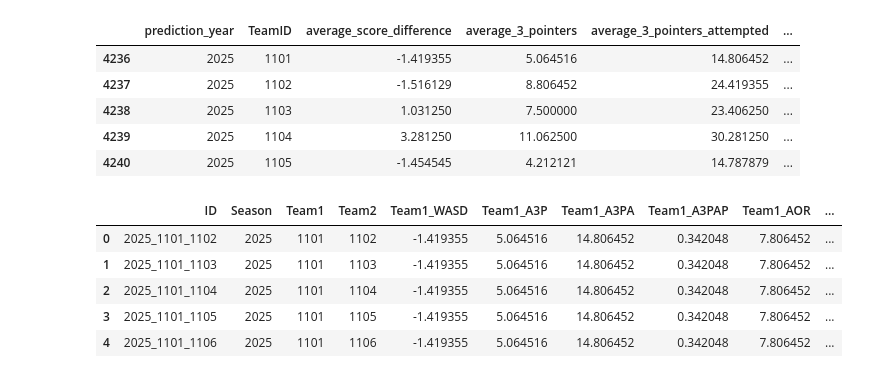
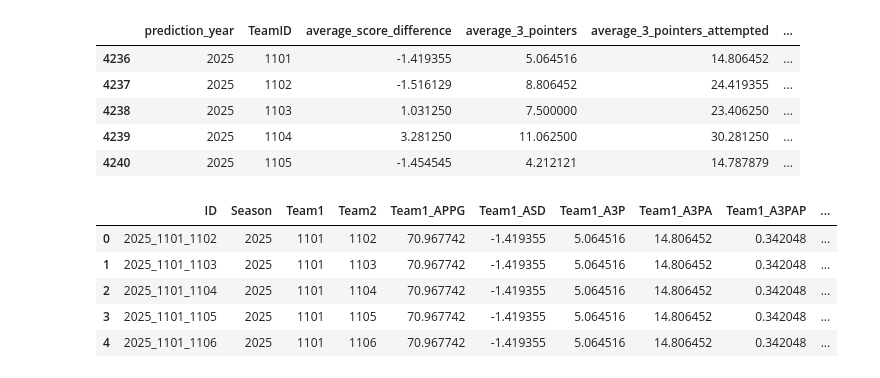
Before and after one commit to UR-Z/March-Madness, a Jupyter notebook: google_march_madness.ipynb, the cells around one changed output. Saved outputs shown, nothing was run; the diff lists cells and outputs as text; code cells hidden in the pictures.

```diff
--- a/google_march_madness.ipynb
+++ b/google_march_madness.ipynb
@@ -355,52 +401,54 @@ SELECT
     SUBSTR(R.ID, 6, 4) AS Team1,
     SUBSTR(R.ID, 11, 4) AS Team2,
 
-    Team1.average_score_difference AS Team1_WASD,
+    Team1.average_PPG as Team1_APPG,
+    Team1.average_score_difference AS Team1_ASD,
     Team1.average_3_pointers AS Team1_A3P,
     Team1.average_3_pointers_attempted AS Team1_A3PA,
     Team1.average_3_point_accuracy AS Team1_A3PAP,
     Team1.average_offensive_rebound AS Team1_AOR,
     Team1.average_defensive_rebound AS Team1_ADR,
 
-    Team2.average_score_difference AS Team2_WASD,
+    Team2.average_PPG as Team2_APPG,
+    Team2.average_score_difference AS Team2_ASD,
     Team2.average_3_pointers AS Team2_A3P,
     Team2.average_3_pointers_attempted AS Team2_A3PA,
     Team2.average_3_point_accuracy AS Team2_A3PAP,
     Team2.average_offensive_rebound AS Team2_AOR,
     Team2.average_defensive_rebound AS Team2_ADR
 
 
 FROM SampleSubmissionStage2 R
 
 LEFT JOIN
     ({features_query}) Team1
 ON
     Team1.prediction_year = cast(SUBSTR(R.ID, 1, 4) as int)
 AND
     Team1.teamid = cast(SUBSTR(R.ID, 6, 4) as int)
 
 LEFT JOIN
     ({features_query}) Team2
 ON
     Team2.prediction_year = cast(SUBSTR(R.ID, 1, 4) as int)
 AND
     Team2.teamid = cast(SUBSTR(R.ID, 11, 4) as int)
 """
 # Execute using SQLAlchemy
 with engine.connect() as connection:
     result = connection.execute(text(query))
     submission_df = pd.DataFrame(result.fetchall(), columns=result.keys())
 
 
 #submission_df[['Season', 'TeamID1', 'TeamID2']] = submission_df['ID'].apply(extract_game_info).tolist()
 submission_df.head()
 # %% [output]
-|  | ID | Season | Team1 | Team2 | Team1_WASD | Team1_A3P | Team1_A3PA | Team1_A3PAP | Team1_AOR | ... |
-| 0 | 2025_1101_1102 | 2025 | 1101 | 1102 | -1.419355 | 5.064516 | 14.806452 | 0.342048 | 7.806452 | ... |
-| 1 | 2025_1101_1103 | 2025 | 1101 | 1103 | -1.419355 | 5.064516 | 14.806452 | 0.342048 | 7.806452 | ... |
-| 2 | 2025_1101_1104 | 2025 | 1101 | 1104 | -1.419355 | 5.064516 | 14.806452 | 0.342048 | 7.806452 | ... |
-| 3 | 2025_1101_1105 | 2025 | 1101 | 1105 | -1.419355 | 5.064516 | 14.806452 | 0.342048 | 7.806452 | ... |
-| 4 | 2025_1101_1106 | 2025 | 1101 | 1106 | -1.419355 | 5.064516 | 14.806452 | 0.342048 | 7.806452 | ... |
+|  | ID | Season | Team1 | Team2 | Team1_APPG | Team1_ASD | Team1_A3P | Team1_A3PA | Team1_A3PAP | ... |
+| 0 | 2025_1101_1102 | 2025 | 1101 | 1102 | 70.967742 | -1.419355 | 5.064516 | 14.806452 | 0.342048 | ... |
+| 1 | 2025_1101_1103 | 2025 | 1101 | 1103 | 70.967742 | -1.419355 | 5.064516 | 14.806452 | 0.342048 | ... |
+| 2 | 2025_1101_1104 | 2025 | 1101 | 1104 | 70.967742 | -1.419355 | 5.064516 | 14.806452 | 0.342048 | ... |
+| 3 | 2025_1101_1105 | 2025 | 1101 | 1105 | 70.967742 | -1.419355 | 5.064516 | 14.806452 | 0.342048 | ... |
+| 4 | 2025_1101_1106 | 2025 | 1101 | 1106 | 70.967742 | -1.419355 | 5.064516 | 14.806452 | 0.342048 | ... |
 # %%
 z = submission_df[features]
 z
```
Also changed, not shown: parts of 14 cells of this notebook.
